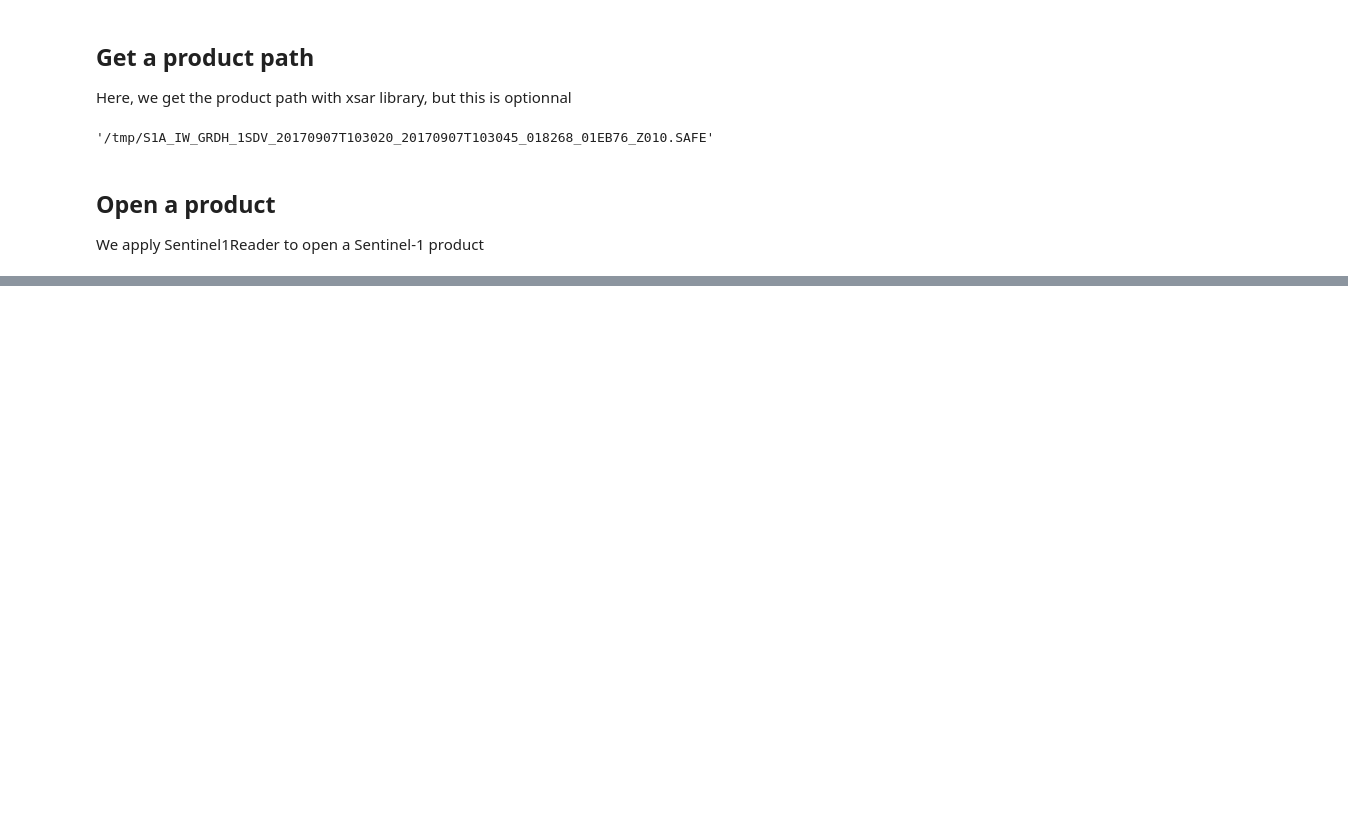
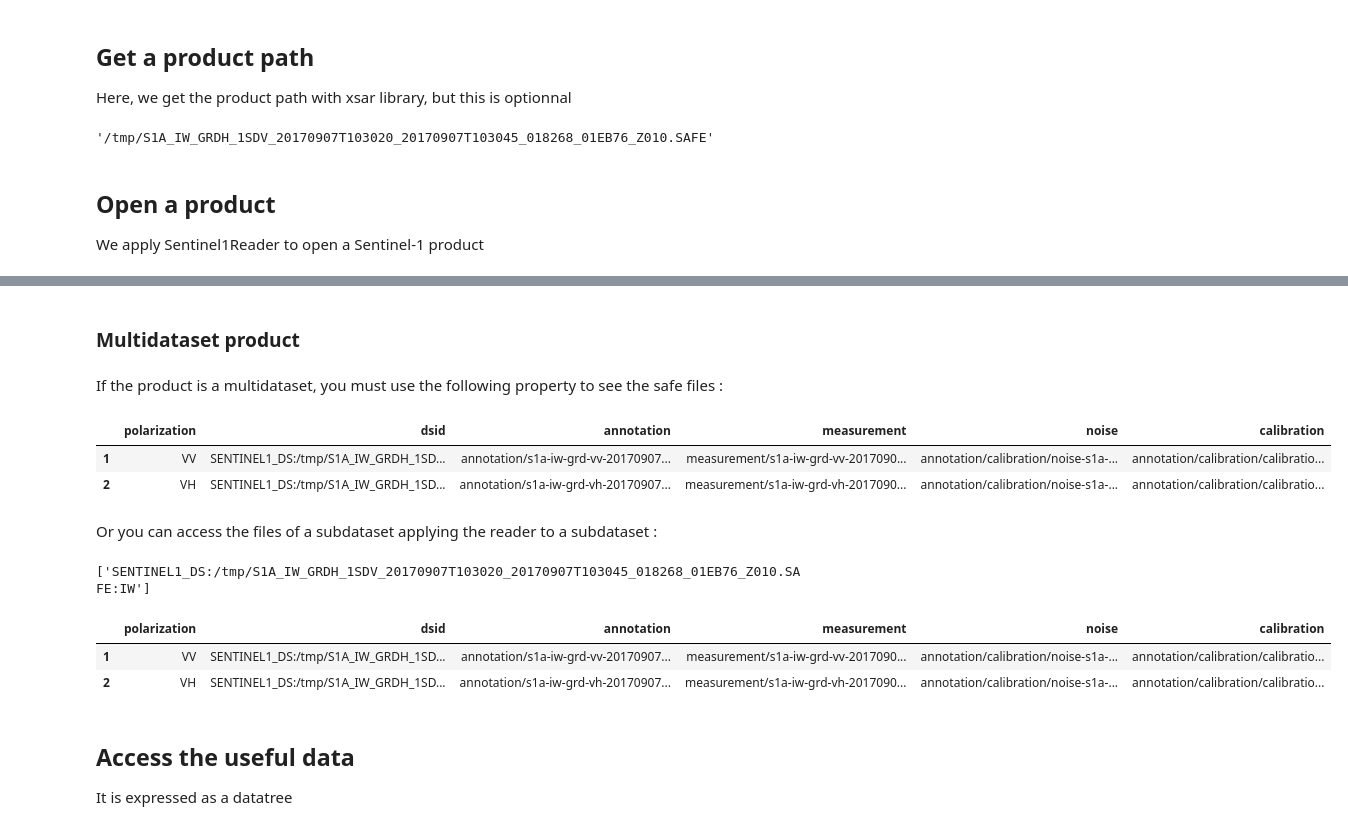
Before and after one commit to umr-lops/xarray-safe-s1, a Jupyter notebook: docs/examples/simple_tutorial.ipynb, the cells around one changed output, grey strips where cells are left out. Cells and saved outputs as stored; diff of their text form; code cells hidden in the pictures; blank space fills up the shorter version.

```diff
--- a/docs/examples/simple_tutorial.ipynb
+++ b/docs/examples/simple_tutorial.ipynb
@@ -21,0 +71,18 @@ reader = Sentinel1Reader(name=filename)
+# %% [markdown]
+### Multidataset product
+# %% [markdown]
+If the product is a multidataset, you must use the following property to see the safe files :
+# %%
+reader.safe_files
+# %% [output]
+|  | polarization | dsid | annotation | measurement | noise | calibration |
+| 1 | VV | SENTINEL1_DS:/tmp/S1A_IW_GRDH_1SD... | annotation/s1a-iw-grd-vv-20170907... | measurement/s1a-iw-grd-vv-2017090... | annotation/calibration/noise-s1a-... | annotation/calibration/calibratio... |
+| 2 | VH | SENTINEL1_DS:/tmp/S1A_IW_GRDH_1SD... | annotation/s1a-iw-grd-vh-20170907... | measurement/s1a-iw-grd-vh-2017090... | annotation/calibration/noise-s1a-... | annotation/calibration/calibratio... |
+# %% [markdown]
+Or you can access the files of a subdataset applying the reader to a subdataset :
+# %%
+# Access available datasets
+datasets = reader.datasets_names
+datasets
+# %% [output]
+['SENTINEL1_DS:/tmp/S1A_IW_GRDH_1SDV_20170907T103020_20170907T103045_018268_01EB76_Z010.SAFE:IW']
@@ -21,0 +92,10 @@ reader = Sentinel1Reader(name=filename)
+# %%
+# Access the files of the subdataset
+reader.files
+# %% [output]
+|  | polarization | dsid | annotation | measurement | noise | calibration |
+| 1 | VV | SENTINEL1_DS:/tmp/S1A_IW_GRDH_1SD... | annotation/s1a-iw-grd-vv-20170907... | measurement/s1a-iw-grd-vv-2017090... | annotation/calibration/noise-s1a-... | annotation/calibration/calibratio... |
+| 2 | VH | SENTINEL1_DS:/tmp/S1A_IW_GRDH_1SD... | annotation/s1a-iw-grd-vh-20170907... | measurement/s1a-iw-grd-vh-2017090... | annotation/calibration/noise-s1a-... | annotation/calibration/calibratio... |
+# %% [markdown]
+## Access the useful data
+It is expressed as a datatree
```
Also changed, not shown: parts of 33 cells of this notebook.
